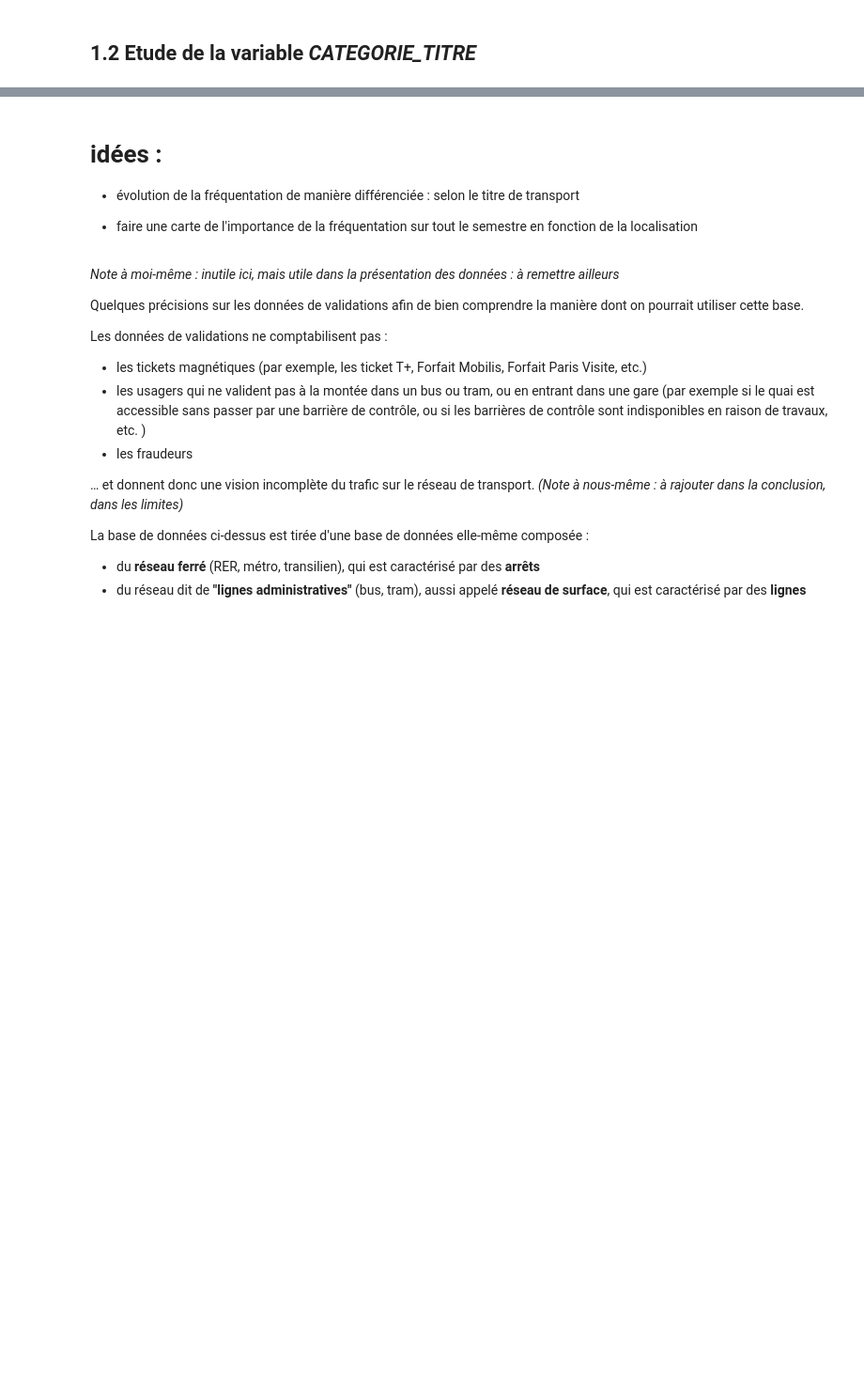
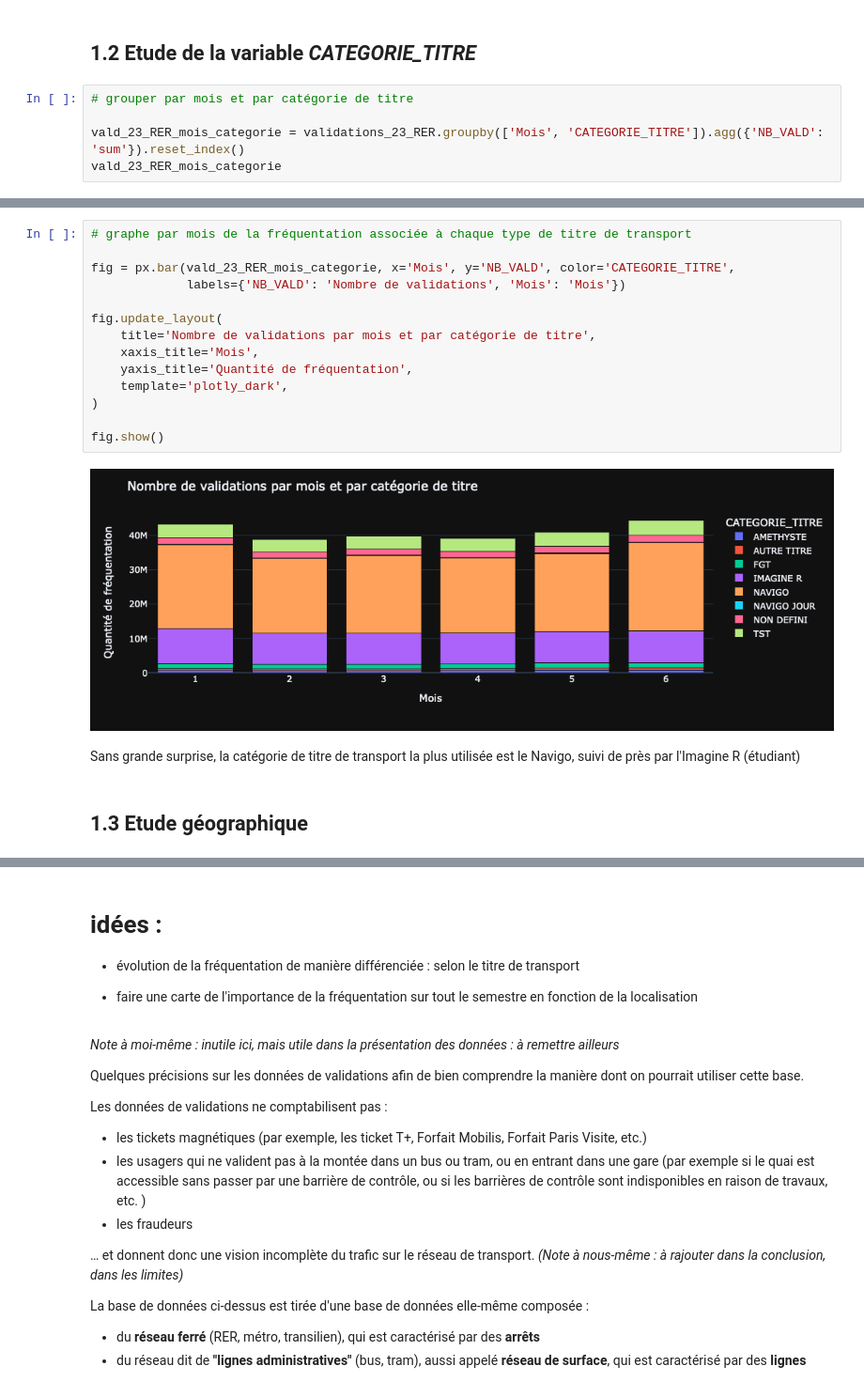
Before and after one commit to jlechat/Frequentation-des-stations-de-TC-en-Ile-de-France, a Jupyter notebook: 2- Statistiques descriptives/Stat_desc_2023.ipynb, the cells around one changed output, grey strips where cells are left out. Shown at 94% size. Cells and saved outputs as stored; diff of their text form; blank space fills up the shorter version.

```diff
--- a/2- Statistiques descriptives/Stat_desc_2023.ipynb
+++ b/2- Statistiques descriptives/Stat_desc_2023.ipynb
@@ -475,2 +514,7 @@ NameError: name 'validations_23_RER' is not defined
 # %% [markdown]
 ## 1.2 Etude de la variable *CATEGORIE_TITRE*
+# %%
+# grouper par mois et par catégorie de titre
+
+vald_23_RER_mois_categorie = validations_23_RER.groupby(['Mois', 'CATEGORIE_TITRE']).agg({'NB_VALD': 'sum'}).reset_index()
+vald_23_RER_mois_categorie
@@ -476,0 +539,20 @@ NameError: name 'validations_23_RER' is not defined
+# %%
+# graphe par mois de la fréquentation associée à chaque type de titre de transport
+
+fig = px.bar(vald_23_RER_mois_categorie, x='Mois', y='NB_VALD', color='CATEGORIE_TITRE',
+             labels={'NB_VALD': 'Nombre de validations', 'Mois': 'Mois'})
+
+fig.update_layout(
+    title='Nombre de validations par mois et par catégorie de titre',
+    xaxis_title='Mois',
+    yaxis_title='Quantité de fréquentation',
+    template='plotly_dark',
+)
+
+fig.show()
+# %% [output]
+[figure, added]
+# %% [markdown]
+Sans grande surprise, la catégorie de titre de transport la plus utilisée est le Navigo, suivi de près par l'Imagine R (étudiant)
+# %% [markdown]
+## 1.3 Etude géographique
```
Also changed, not shown: parts of 13 cells of this notebook.
